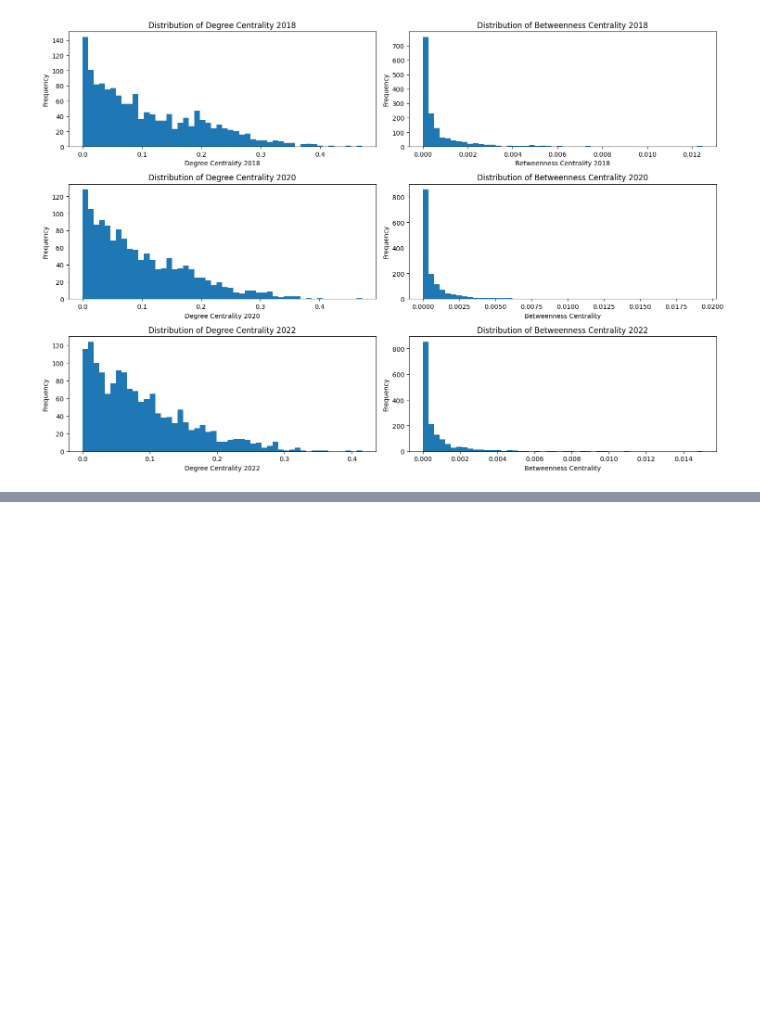
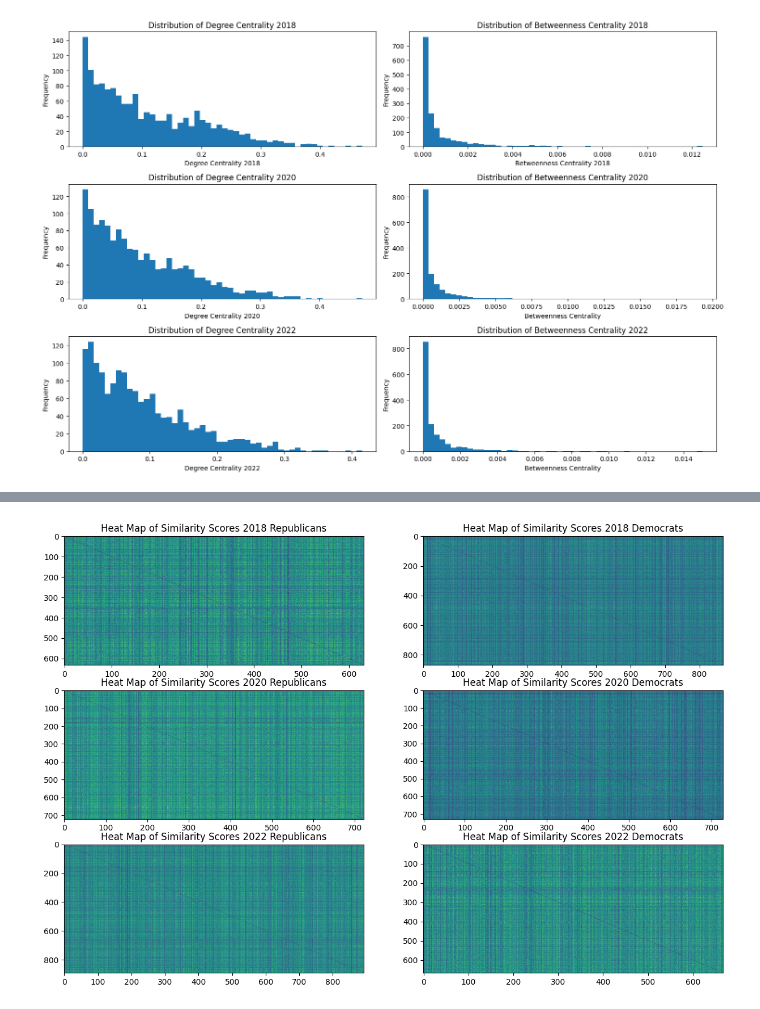
Before and after one commit to DylanMCullifer/NetworkScienceProject, a Jupyter notebook: Final_Project_NS.ipynb, the cells around one changed output, grey strips where cells are left out. Saved outputs shown, nothing was run; the diff lists cells and outputs as text; code cells hidden in the pictures; blank space fills up the shorter version.

```diff
--- a/Final_Project_NS.ipynb
+++ b/Final_Project_NS.ipynb
@@ -440,0 +475,35 @@ plt.show()
+# %%
+
+
+
+
+
+plt.figure(figsize=(15, 10))
+
+plt.subplot(3, 2, 1)
+plt.imshow(sim_scores_2018[(all_data_2018['cand_party']=='Republican'),:][:,(all_data_2018['cand_party']=='Republican')], aspect='auto')
+plt.title('Heat Map of Similarity Scores 2018 Republicans')
+
+plt.subplot(3, 2, 2)
+plt.imshow(sim_scores_2018[(all_data_2018['cand_party']=='Democrat'),:][:,(all_data_2018['cand_party']=='Democrat')], aspect='auto')
+plt.title('Heat Map of Similarity Scores 2018 Democrats')
+
+plt.subplot(3, 2, 3)
+plt.imshow(sim_scores_2020[(all_data_2020['cand_party']=='Republican'),:][:,(all_data_2020['cand_party']=='Republican')], aspect='auto')
+plt.title('Heat Map of Similarity Scores 2020 Republicans')
+
+plt.subplot(3, 2, 4)
+plt.imshow(sim_scores_2020[(all_data_2020['cand_party']=='Democrat'),:][:,(all_data_2020['cand_party']=='Democrat')], aspect='auto')
+plt.title('Heat Map of Similarity Scores 2020 Democrats')
+
+plt.subplot(3, 2, 5)
+plt.imshow(sim_scores_2022[(all_data_2022['cand_party']=='Republican'),:][:,(all_data_2022['cand_party']=='Republican')], aspect='auto')
+plt.title('Heat Map of Similarity Scores 2022 Republicans')
+
+plt.subplot(3, 2, 6)
+plt.imshow(sim_scores_2022[(all_data_2022['cand_party']=='Democrat'),:][:,(all_data_2022['cand_party']=='Democrat')], aspect='auto')
+plt.title('Heat Map of Similarity Scores 2022 Democrats')
+
+plt.show()
+# %% [output]
+[figure, added]
```
Also changed, not shown: parts of 7 cells of this notebook.
